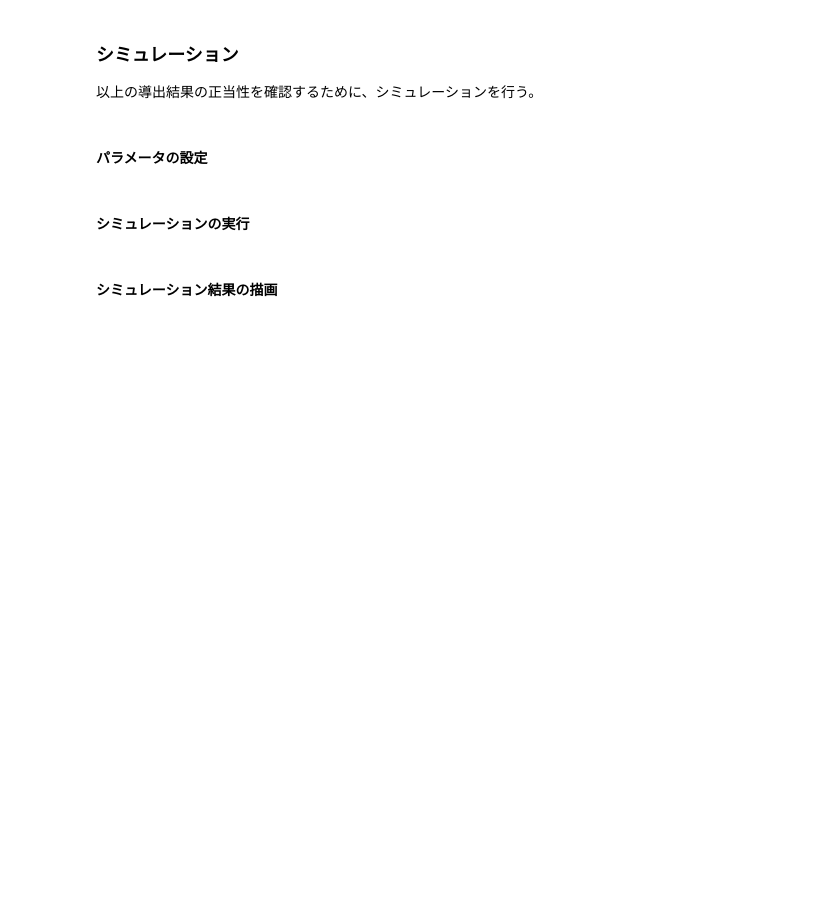
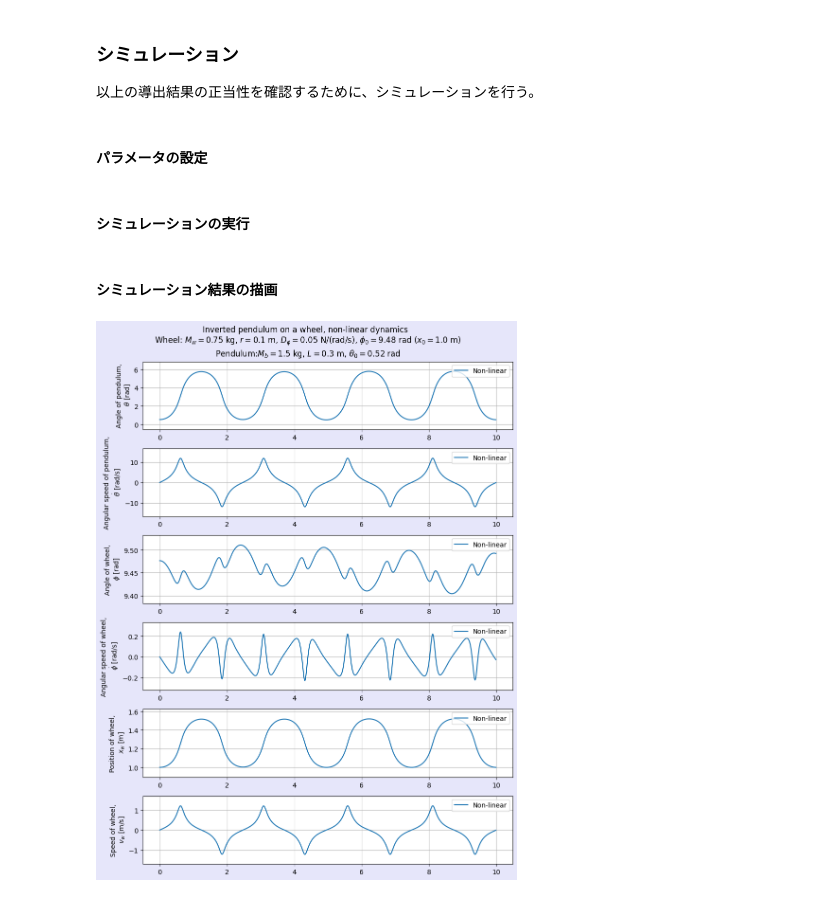
Before and after one commit to HoneyMack/wheel_inverted_pendulum, a Jupyter notebook: motor_driven_wheeled_inverted_pendulum_simulation.ipynb, the cells around one changed output. Cells and saved outputs as stored; diff of their text form; code cells hidden in the pictures; blank space fills up the shorter version.

```diff
--- a/motor_driven_wheeled_inverted_pendulum_simulation.ipynb
+++ b/motor_driven_wheeled_inverted_pendulum_simulation.ipynb
@@ -622,11 +622,14 @@ class MotoredWheelInvertedPendulum:
         self.c = r * L * M_b
         self.d = const.g * L * M_b
 
+        #時間のリセット
+        self.t = 0.0
+
     def reset(
         self,
         theta_init: float = 0.0,
+        phi_init: float = 0.0,
         dtheta_init: float = 0.0,
-        phi_init: float = 0.0,
         dphi_init: float = 0.0,
     ) -> None:
         """
@@ -636,10 +639,10 @@ class MotoredWheelInvertedPendulum:
         ----------
         theta_init : float, optional
             車体の姿勢, by default 0.0
+        phi_init : float, optional
+            タイヤの車体からの回転角度, by default 0.0
         dtheta_init : float, optional
             車体の姿勢の時間微分, by default 0.0
-        phi_init : float, optional
-            タイヤの車体からの回転角度, by default 0.0
         dphi_init : float, optional
             タイヤの車体からの回転角度の時間微分, by default 0.0
         """
@@ -647,6 +650,7 @@ class MotoredWheelInvertedPendulum:
         self.dtheta = dtheta_init
         self.phi = phi_init
         self.dphi = dphi_init
+        self.t = 0.0
 
     def dynamics_nonlinear(
         self,
@@ -717,12 +721,13 @@ class MotoredWheelInvertedPendulum:
         f_d_func = lambda t, x: f_d
 
         x_vec = np.array([self.theta, self.phi, self.dtheta, self.dphi])
-        k1 = self.dynamics_nonlinear(0.0, x_vec, v_func, f_d_func)
-        k2 = self.dynamics_nonlinear(0.0, x_vec + dt / 2 * k1, v_func, f_d_func)
-        k3 = self.dynamics_nonlinear(0.0, x_vec + dt / 2 * k2, v_func, f_d_func)
-        k4 = self.dynamics_nonlinear(0.0, x_vec + dt * k3, v_func, f_d_func)
+        k1 = self.dynamics_nonlinear(self.t, x_vec, v_func, f_d_func)
+        k2 = self.dynamics_nonlinear(self.t+dt/2, x_vec + dt / 2 * k1, v_func, f_d_func)
+        k3 = self.dynamics_nonlinear(self.t+dt/2, x_vec + dt / 2 * k2, v_func, f_d_func)
+        k4 = self.dynamics_nonlinear(self.t + dt, x_vec + dt * k3, v_func, f_d_func)
 
         x_vec += dt / 6 * (k1 + 2 * k2 + 2 * k3 + k4)
+        self.t += dt
 
         self.theta = x_vec[0]
         self.phi = x_vec[1]
@@ -837,0 +881,28 @@ def plot_time_domain(subtitle, _t, data_list, labels):
+# %%
+# グラフを描画
+subtitle = f"Inverted pendulum on a wheel, non-linear dynamics \n \
+Wheel: $M_w = {M_w}$ kg, $r = {r}$ m, $D_\\phi = {D_phi}$ N/(rad/s), \
+$\\phi_0= {phi_init:.2f}$ rad ($x_0 = {r * (theta_init + phi_init):.1f}$ m)\n \
+Pendulum:$M_b = {M_b}$ kg, $L = {L}$ m, $\\theta_0 = {theta_init:.2f}$ rad"
+
+
+data_list = [
+    [(theta_hist, "Non-linear")],
+    [(dtheta_hist, "Non-linear")],
+    [(phi_hist, "Non-linear")],
+    [(dphi_hist, "Non-linear")],
+    [(x_hist, "Non-linear")],
+    [(v_hist, "Non-linear")]
+]
+labels_list = [
+    "Angle of pendulum,\n $\\theta$ [rad]",
+    "Angular speed of pendulum,\n $\\dot{\\theta}$ [rad/s]",
+    "Angle of wheel,\n $\\phi$ [rad]",
+    "Angular speed of wheel,\n $\\dot{\\phi}$ [rad/s]",
+    "Position of wheel,\n $x_{w}$ [m]",
+    "Speed of wheel,\n $v_{w}$ [m/s]",
+]
+
+plot_time_domain(subtitle, t_points, data_list, labels_list)
+# %% [output]
+[figure, added]
```
Also changed, not shown: parts of 4 cells of this notebook.
